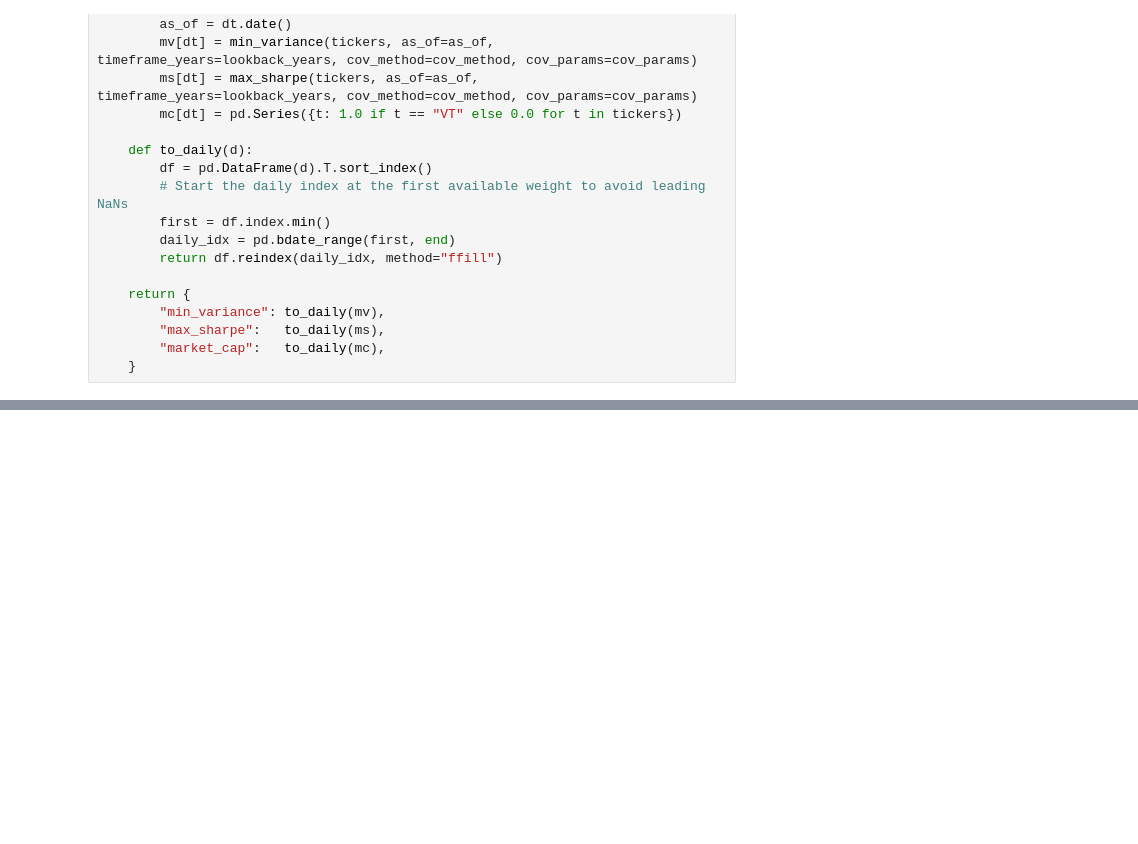
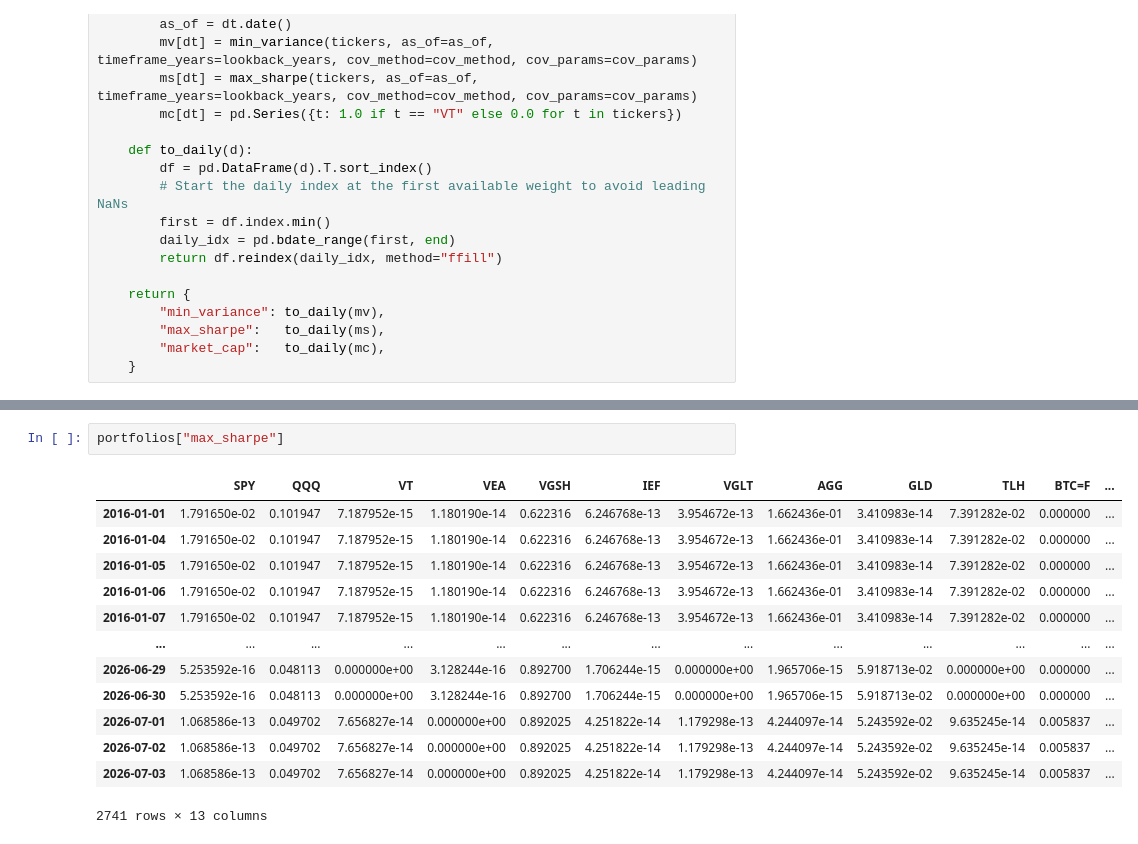
Before and after one commit to giacomomaggiore/leverage-ib-api, a Jupyter notebook: main.ipynb, the cells around one changed output, grey strips where cells are left out. Cells and saved outputs as stored; diff of their text form; blank space fills up the shorter version.

```diff
--- a/main.ipynb
+++ b/main.ipynb
@@ -115,0 +144,16 @@ portfolios["min_variance"]
+# %%
+portfolios["max_sharpe"]
+# %% [output]
+|  | SPY | QQQ | VT | VEA | VGSH | IEF | VGLT | AGG | GLD | TLH | BTC=F | ... |
+| 2016-01-01 | 1.791650e-02 | 0.101947 | 7.187952e-15 | 1.180190e-14 | 0.622316 | 6.246768e-13 | 3.954672e-13 | 1.662436e-01 | 3.410983e-14 | 7.391282e-02 | 0.000000 | ... |
+| 2016-01-04 | 1.791650e-02 | 0.101947 | 7.187952e-15 | 1.180190e-14 | 0.622316 | 6.246768e-13 | 3.954672e-13 | 1.662436e-01 | 3.410983e-14 | 7.391282e-02 | 0.000000 | ... |
+| 2016-01-05 | 1.791650e-02 | 0.101947 | 7.187952e-15 | 1.180190e-14 | 0.622316 | 6.246768e-13 | 3.954672e-13 | 1.662436e-01 | 3.410983e-14 | 7.391282e-02 | 0.000000 | ... |
+| 2016-01-06 | 1.791650e-02 | 0.101947 | 7.187952e-15 | 1.180190e-14 | 0.622316 | 6.246768e-13 | 3.954672e-13 | 1.662436e-01 | 3.410983e-14 | 7.391282e-02 | 0.000000 | ... |
+| 2016-01-07 | 1.791650e-02 | 0.101947 | 7.187952e-15 | 1.180190e-14 | 0.622316 | 6.246768e-13 | 3.954672e-13 | 1.662436e-01 | 3.410983e-14 | 7.391282e-02 | 0.000000 | ... |
+| ... | ... | ... | ... | ... | ... | ... | ... | ... | ... | ... | ... | ... |
+| 2026-06-29 | 5.253592e-16 | 0.048113 | 0.000000e+00 | 3.128244e-16 | 0.892700 | 1.706244e-15 | 0.000000e+00 | 1.965706e-15 | 5.918713e-02 | 0.000000e+00 | 0.000000 | ... |
+| 2026-06-30 | 5.253592e-16 | 0.048113 | 0.000000e+00 | 3.128244e-16 | 0.892700 | 1.706244e-15 | 0.000000e+00 | 1.965706e-15 | 5.918713e-02 | 0.000000e+00 | 0.000000 | ... |
+| 2026-07-01 | 1.068586e-13 | 0.049702 | 7.656827e-14 | 0.000000e+00 | 0.892025 | 4.251822e-14 | 1.179298e-13 | 4.244097e-14 | 5.243592e-02 | 9.635245e-14 | 0.005837 | ... |
+| 2026-07-02 | 1.068586e-13 | 0.049702 | 7.656827e-14 | 0.000000e+00 | 0.892025 | 4.251822e-14 | 1.179298e-13 | 4.244097e-14 | 5.243592e-02 | 9.635245e-14 | 0.005837 | ... |
+| 2026-07-03 | 1.068586e-13 | 0.049702 | 7.656827e-14 | 0.000000e+00 | 0.892025 | 4.251822e-14 | 1.179298e-13 | 4.244097e-14 | 5.243592e-02 | 9.635245e-14 | 0.005837 | ... |
+2741 rows × 13 columns
```
Also changed, not shown: parts of 7 cells of this notebook, 7 other files.
